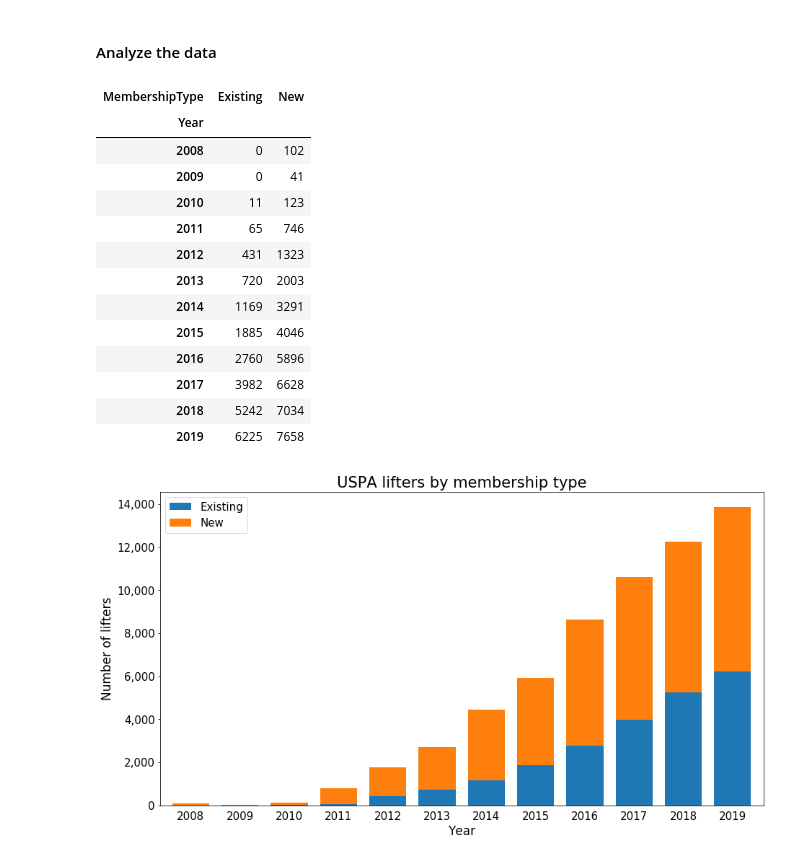
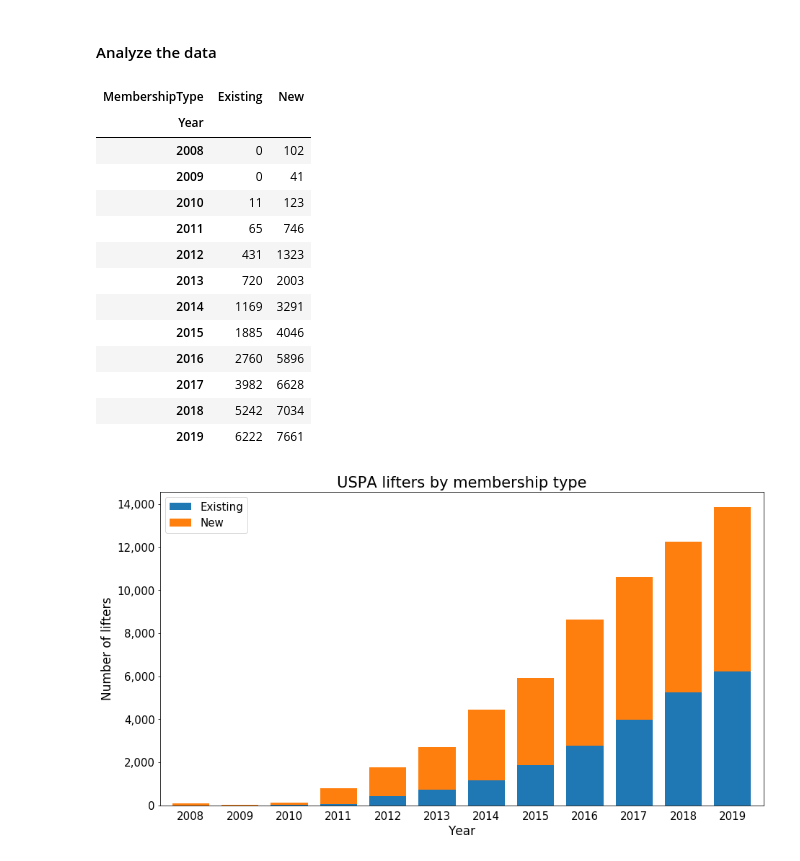
Before and after one commit to jucomte/open-powerlifting-data-analysis, a Jupyter notebook: uspa-lifters-by-membership-type.ipynb, the cells around one changed output. Cells and saved outputs as stored; diff of their text form; code cells hidden in the pictures.

Commit message:
Group by name and sex columns.

```diff
--- a/uspa-lifters-by-membership-type.ipynb
+++ b/uspa-lifters-by-membership-type.ipynb
@@ -65,38 +65,38 @@ uspa = op[(op['Federation'] == 'USPA')]
 # find the date of the earliest meet each competitor did each year
 # so that a lifter is counted only once per year and so that we can later
 # determine their membership status for the year based on their first meet that year
-earliest_meet_by_year = uspa.groupby(['Year', 'Name'])['Date'].min().reset_index()
+earliest_meet_by_year = uspa.groupby(['Year', 'Name', 'Sex'])['Date'].min().reset_index()
 # %%
 # find the first USPA meet ever for each competitor
-first_uspa_meet = uspa.groupby('Name')['Date'].min().reset_index()
-first_uspa_meet.columns = ['Name', 'FirstUSPAMeet']
+first_uspa_meet = uspa.groupby(['Name', 'Sex'])['Date'].min().reset_index()
+first_uspa_meet.columns = ['Name', 'Sex', 'FirstUSPAMeet']
 # %%
 # merge the two dataframes
-uspa_data = pd.merge(earliest_meet_by_year, first_uspa_meet, on='Name')
+uspa_data = pd.merge(earliest_meet_by_year, first_uspa_meet, on=['Name', 'Sex'])
 # %%
 # create a column for membership type
 uspa_data['MembershipType'] = 'New'
 uspa_data.loc[uspa_data['Date'] > uspa_data['FirstUSPAMeet'], 'MembershipType'] = 'Existing'
 # %%
 # count competitors by membership type
-membership = uspa_data.groupby(['Year', 'MembershipType'], as_index=False)['Name'].count()
+membership = uspa_data.groupby(['Year', 'MembershipType'], as_index=False)['Name', 'Sex'].count()
 membership_pivot = membership.pivot_table(index='Year', columns='MembershipType', values='Name', fill_value=0)
 membership_pivot
 # %% [output]
 | MembershipType | Existing | New |
 | Year |  |  |
 | 2008 | 0 | 102 |
 | 2009 | 0 | 41 |
 | 2010 | 11 | 123 |
 | 2011 | 65 | 746 |
 | 2012 | 431 | 1323 |
 | 2013 | 720 | 2003 |
 | 2014 | 1169 | 3291 |
 | 2015 | 1885 | 4046 |
 | 2016 | 2760 | 5896 |
 | 2017 | 3982 | 6628 |
 | 2018 | 5242 | 7034 |
-| 2019 | 6225 | 7658 |
+| 2019 | 6222 | 7661 |
 # %%
 # visualize the results
 
```
